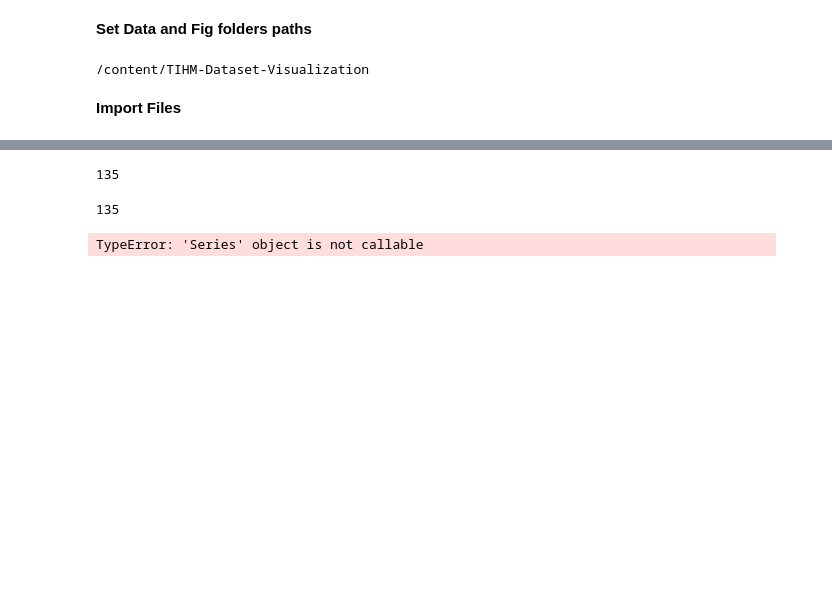
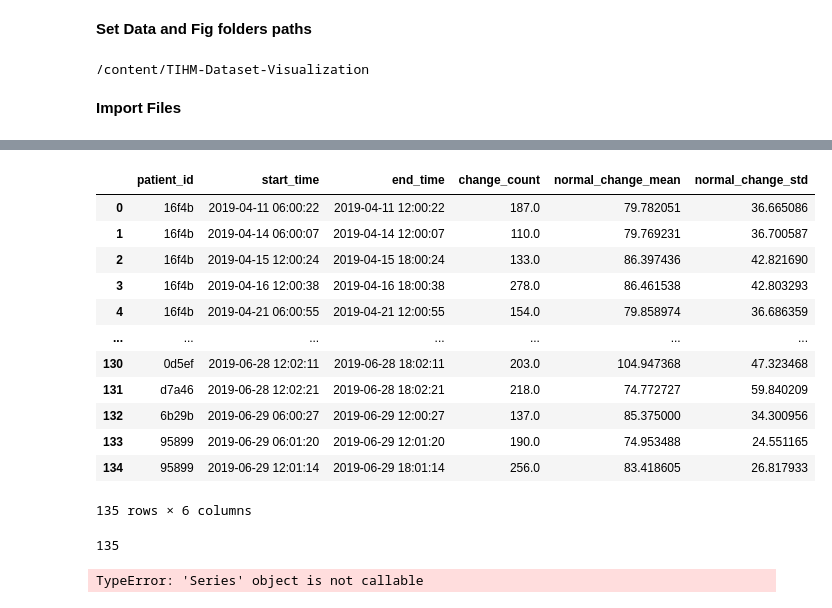
Before and after one commit to gkianfar/S4, a Jupyter notebook: tihm_featureExtraction.ipynb, the cells around one changed output, grey strips where cells are left out. Drawn from its saved outputs; the diff is of its cells as text; code cells hidden in the pictures; blank space fills up the shorter version.

Commit message:
Activity Cjange Feature Added

```diff
--- a/tihm_featureExtraction.ipynb
+++ b/tihm_featureExtraction.ipynb
@@ -157,11 +130,10 @@ if 'date' in df.columns:
 
 sleep_patients = np.unique(sleep_df['patient_id'])
 # %%
-interval = 6 # hours to filter activities
+interval = 6 # backward Time Window
 agitation_df = labels_df[labels_df['label']=='Agitation'].copy()
 
 
-agitation_location = agitation_df[['patient_id', 'timestamp']]
 agitation_patientID = agitation_df['patient_id'].tolist()
 agitation_endTime = agitation_df['timestamp'].tolist()
 ### 6 hours earlier
@@ -169,7 +141,7 @@ agitation_startTime = pd.to_datetime(agitation_endTime) - pd.Timedelta(hours=int
 agitation_startTime = agitation_startTime.tolist()
 
 ### patients that have agitation and the number of samples that each has
-agitation_patients = np.unique(agitation_location['patient_id'])
+agitation_patients = np.unique(agitation_df['patient_id'])
 each_patient_agitation_sample = agitation_df['patient_id'].value_counts()
 
 # store the agitation days for each paient
@@ -185,7 +157,7 @@ for id in agitation_patients:
 agitation_dataset = []
 # Iterate through each patient_id, start_time, and end_time
 for index, (patient_id, start_time, end_time) in enumerate(zip(agitation_patientID, agitation_startTime, agitation_endTime)):
-    #print(f'{index}-user: {patient_id} - from {start_time} to {end_time}')
+    print(f'{index}-user: {patient_id} - from {start_time} to {end_time}')
     # Filter the DataFrame for the current patient and time range
     filtered_df = activity_df[(activity_df['patient_id'] == patient_id) &
                             (activity_df['timestamp'] >= start_time) &
@@ -227,8 +217,35 @@ class AGITATION_DATASET():
     self.end_time = [agitation_dataset[i][2] for i in range(num_samples) ]
     self.agitation_activity = [agitation_dataset[i][3] for i in range(num_samples) ]
     self.non_agitation = [agitation_dataset[i][4] for i in range(num_samples) ]
-agitation_dataset_obj = AGITATION_DATASET(agitation_dataset)
+    self.init_df()
+
+  def __len__(self):
+    return len(self.patient_id)
+  def init_df(self):
+    self.feature_df = pd.DataFrame(np.column_stack((self.patient_id, self.start_time, self.end_time)),
+                       columns=['patient_id', 'start_time', 'end_time'])
+  def activity_change(self, inplace = True):
+    activity_change = []
+    for index in range(self.__len__()):
+      dummy = self.agitation_activity[index]
+      dummy = np.array(dummy)
+      result = np.concatenate([[np.NaN], dummy[1:] != dummy[:-1]])
+      changed = np.nansum(result)
+
+      normal_activity_changes = []
+      for arr in self.non_agitation[index]:
+        arr = np.array(arr)
+        result = np.concatenate([[np.NaN], arr[1:] != arr[:-1]])
+        normal_activity_changes.append(np.nansum(result))
+
+      # Calculate sample mean and standard deviation
+      normal_activity_change_mean = np.mean(normal_activity_changes)
+      normal_activity_change_std = np.std(normal_activity_changes, ddof=1)
+      activity_change.append([changed,normal_activity_change_mean, normal_activity_change_std])
+    if inplace:
+      self.feature_df = pd.concat([self.feature_df,
+        pd.DataFrame(activity_change, columns=['change_count', 'normal_change_mean','normal_change_std'])],axis=1)
+    else:
+      return pd.DataFrame(activity_change, columns=['change_count', 'normal_change_mean','normal_change_std'])
+
+agitation_df = AGITATION_DATASET(agitation_dataset)
-# %%
-len(agitation_dataset_obj.non_agitation)
-# %% [output]
-135
@@ -235,3 +254,19 @@ len(agitation_dataset_obj.non_agitation)
+# %%
+agitation_df.feature_df
+# %% [output]
+|  | patient_id | start_time | end_time | change_count | normal_change_mean | normal_change_std |
+| 0 | 16f4b | 2019-04-11 06:00:22 | 2019-04-11 12:00:22 | 187.0 | 79.782051 | 36.665086 |
+| 1 | 16f4b | 2019-04-14 06:00:07 | 2019-04-14 12:00:07 | 110.0 | 79.769231 | 36.700587 |
+| 2 | 16f4b | 2019-04-15 12:00:24 | 2019-04-15 18:00:24 | 133.0 | 86.397436 | 42.821690 |
+| 3 | 16f4b | 2019-04-16 12:00:38 | 2019-04-16 18:00:38 | 278.0 | 86.461538 | 42.803293 |
+| 4 | 16f4b | 2019-04-21 06:00:55 | 2019-04-21 12:00:55 | 154.0 | 79.858974 | 36.686359 |
+| ... | ... | ... | ... | ... | ... | ... |
+| 130 | 0d5ef | 2019-06-28 12:02:11 | 2019-06-28 18:02:11 | 203.0 | 104.947368 | 47.323468 |
+| 131 | d7a46 | 2019-06-28 12:02:21 | 2019-06-28 18:02:21 | 218.0 | 74.772727 | 59.840209 |
+| 132 | 6b29b | 2019-06-29 06:00:27 | 2019-06-29 12:00:27 | 137.0 | 85.375000 | 34.300956 |
+| 133 | 95899 | 2019-06-29 06:01:20 | 2019-06-29 12:01:20 | 190.0 | 74.953488 | 24.551165 |
+| 134 | 95899 | 2019-06-29 12:01:14 | 2019-06-29 18:01:14 | 256.0 | 83.418605 | 26.817933 |
+135 rows × 6 columns
 # %%
 # Mapping function for all categories in Location_name column
 
```
Also changed, not shown: parts of 6 cells of this notebook.
